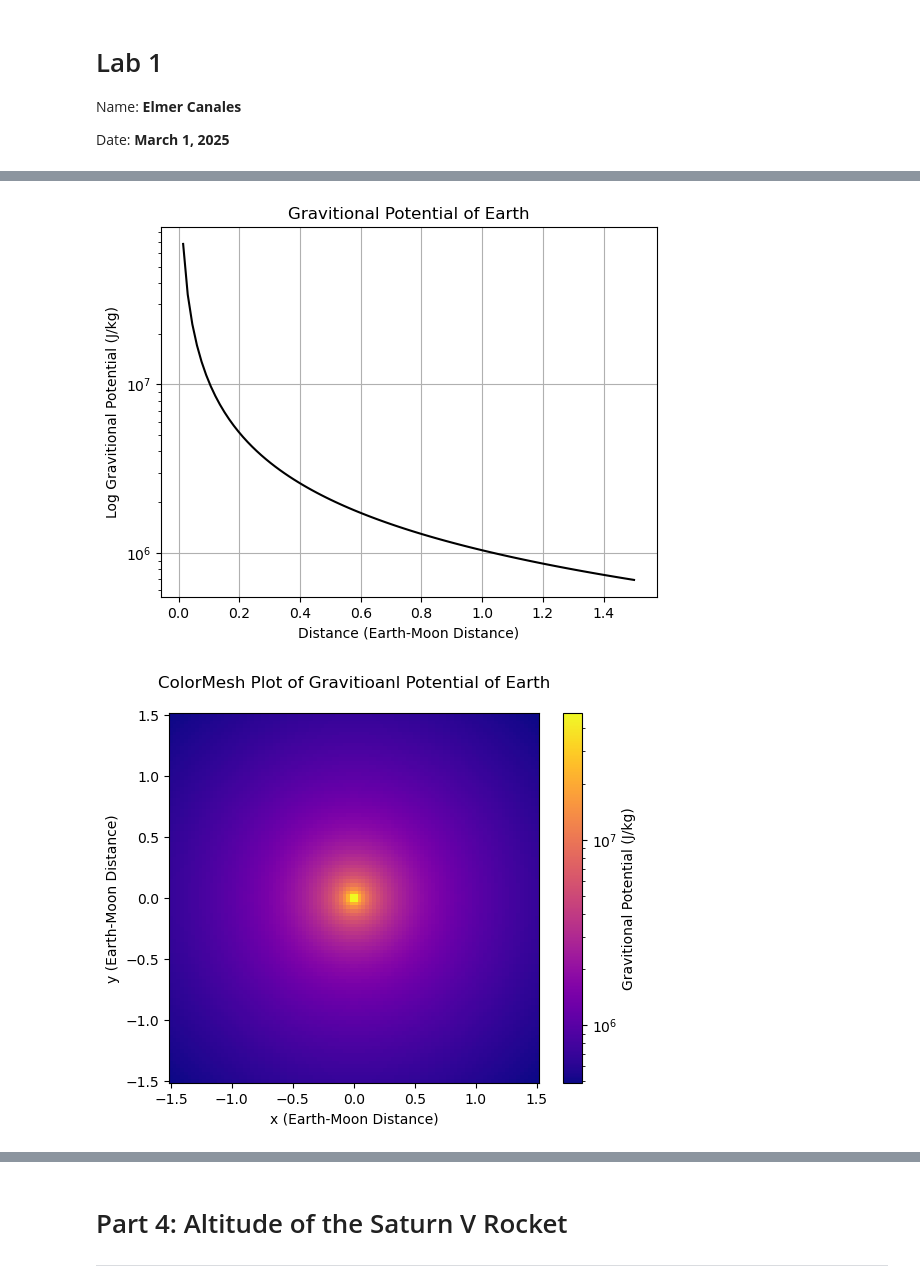
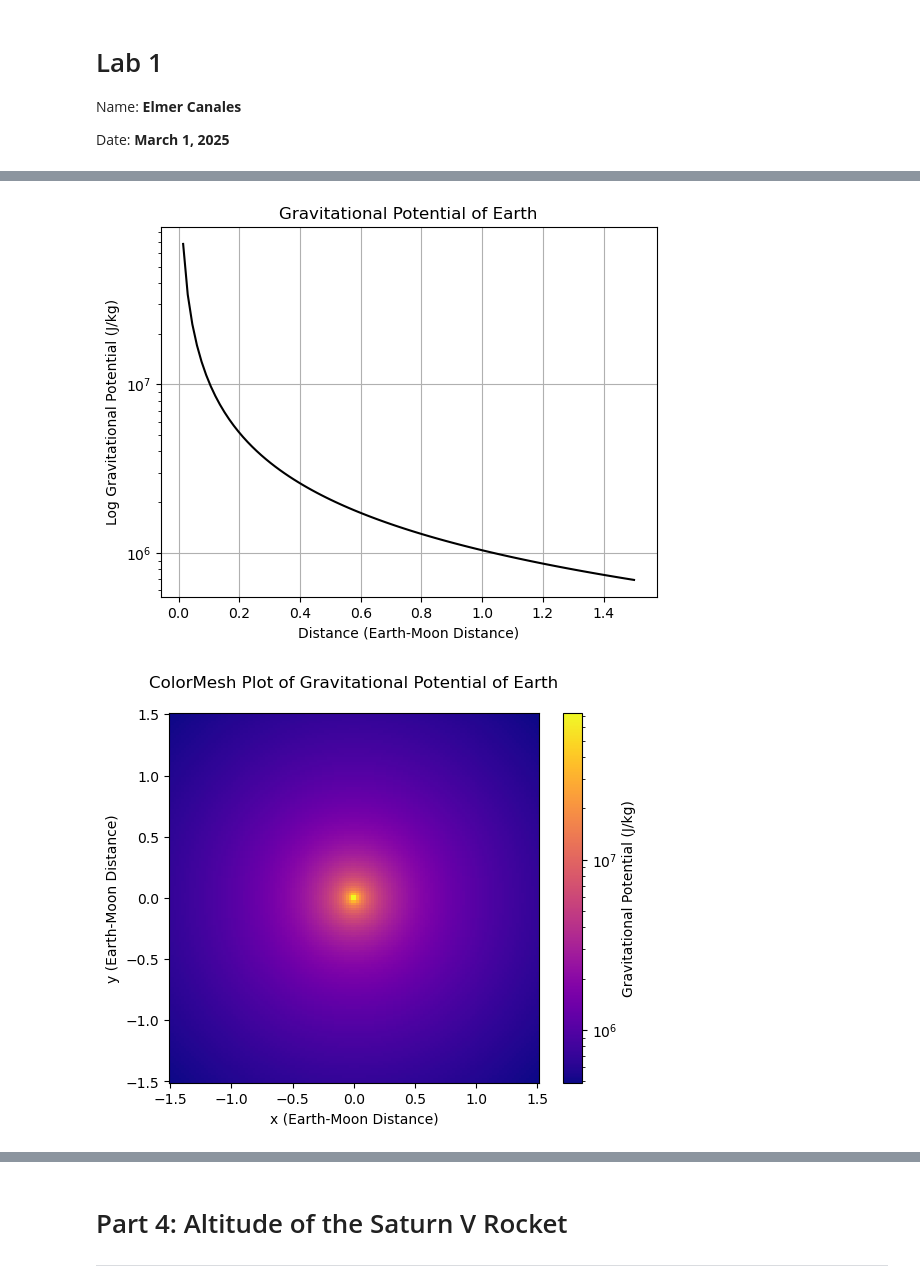
Before and after one commit to Elmer-Canales/PHYS265-spring25, a Jupyter notebook: Lab1/Canales_Lab1.ipynb, the cells around one changed output, grey strips where cells are left out. Drawn from its saved outputs; the diff is of its cells as text; code cells hidden in the pictures.

```diff
--- a/Lab1/Canales_Lab1.ipynb
+++ b/Lab1/Canales_Lab1.ipynb
@@ -117,7 +18,22 @@ KeyboardInterrupt: Interrupted by user
+# %%
+# Defining the gravitational function
+# The function takes 5 inputs, the mass of the main body and 2 xy coordinates
+def gravitational_potential(M, xm, ym, x, y):
+    G = 6.67e-11
+    # Using np.isclose() to return np.nan to prevent the function from exploding or dividing by zero
+    if np.isclose(xm, x) and np.isclose(ym, y):
+        G_potential = np.nan
+    else:
+        r = np.sqrt((xm - x)**2 + (ym - y)**2)
+        G_potential = - (G * M) / r
+    return G_potential
+
+# Vectorizing the function
+Gravitational_Potential = np.vectorize(gravitational_potential)
 # %%
 distance_Earth_Moon = 3.8e8           # Meters
 
-# Initializing distance variables to calculate the gravtional potential
+# Initializing distance variables to calculate the gravitational potential
 xm = np.linspace(0, 1.5, 100)         # Distance between Earth and the Moon
 # Converting to meters for units consistency
 xm_meters = xm * distance_Earth_Moon  # Meters
@@ -127,45 +43,45 @@ ym = 0
 x_earth = 0
 y_earth = 0
 # Calculating the gravtional potential based on those distances
-GP = Gravitional_Potential(5.9e24, x_earth, y_earth, xm_meters, ym)
+GP = Gravitational_Potential(5.9e24, x_earth, y_earth, xm_meters, ym)
 
-# Plotting the gravtional position at various x
+# Plotting the gravitational position at various x
 fig, ax_gp = plt.subplots(1, 1)
 ax_gp.plot(xm, np.abs(GP), color = 'black')
 # Labeling the plot
 ax_gp.set_xlabel("Distance (Earth-Moon Distance)")
-ax_gp.set_ylabel("Log Gravitional Potential (J/kg)")
-ax_gp.set_title("Gravitional Potential of Earth")
+ax_gp.set_ylabel("Log Gravitational Potential (J/kg)")
+ax_gp.set_title("Gravitational Potential of Earth")
 # Setting the y-scale to log to better display the plot
 ax_gp.set_yscale("log")
 ax_gp.grid()
 # %% [output]
-[figure, old version]
+[figure, new version]
 # %%
-# Initializing xy variables to calculate the gravitional potential, along with converting them to meters
-xm = np.linspace(-1.5, 1.5, 100)         # Distance between Earth and the Moon
+# Initializing xy variables to calculate the gravitational potential, along with converting them to meters
+xm = np.linspace(-1.5, 1.5, 150)         # Distance between Earth and the Moon
 xm_meters = xm * distance_Earth_Moon     # Meters
-ym = np.linspace(-1.5, 1.5, 100)         # Distance between Earth and the Moon
+ym = np.linspace(-1.5, 1.5, 150)         # Distance between Earth and the Moon
 ym_meters = ym * distance_Earth_Moon     # Meters
 
 # Turning both xy variables to meshgrid
 grid_xm_meters, grid_ym_meters = np.meshgrid(xm_meters, ym_meters)
 grid_xm, grid_ym = np.meshgrid(xm, ym)
-GP = Gravitional_Potential(5.9e24, 0, 0, grid_xm_meters, grid_ym_meters)
+GP = Gravitational_Potential(5.9e24, 0, 0, grid_xm_meters, grid_ym_meters)
 
-# Plotting a colormesh plot of the gravitional potential
+# Plotting a colormesh plot of the gravitational potential
 fig, ax_gp_cm = plt.subplots(1, 1)
 add_color = ax_gp_cm.pcolormesh(grid_xm, grid_ym, np.abs(GP), cmap = cm.plasma, norm = colors.LogNorm(vmin = np.abs(GP).min(), vmax = np.abs(GP).max()))
 # Labeling the plot and other setting to make the plot look 'nice'
 ax_gp_cm.set_xlabel('x (Earth-Moon Distance)')
 ax_gp_cm.set_xlabel('x (Earth-Moon Distance)')
 ax_gp_cm.set_ylabel("y (Earth-Moon Distance)")
-ax_gp_cm.set_title("ColorMesh Plot of Gravitioanl Potential of Earth\n")
+ax_gp_cm.set_title("ColorMesh Plot of Gravitational Potential of Earth\n")
 ax_gp_cm.set_aspect("equal")
 
 # Adding and labeling the colorbar to mesh plot
 cbar = fig.colorbar(add_color)
-cbar.set_label("Gravitional Potential (J/kg)")
+cbar.set_label("Gravitational Potential (J/kg)")
 # %% [output]
-[figure, old version]
+[figure, new version]
 # %% [markdown]
```
Also changed, not shown: parts of 8 cells of this notebook.
